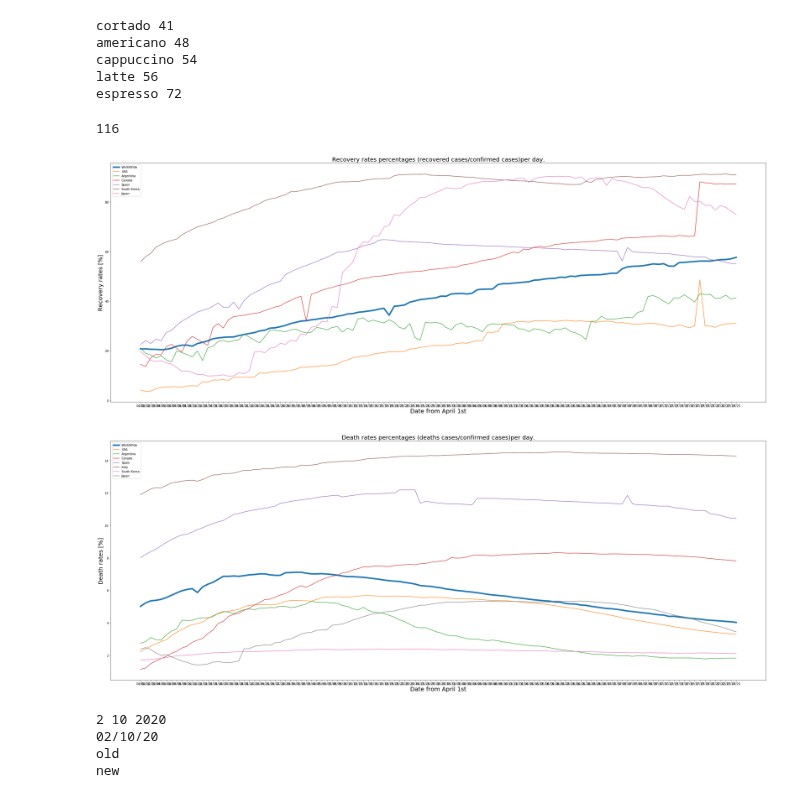
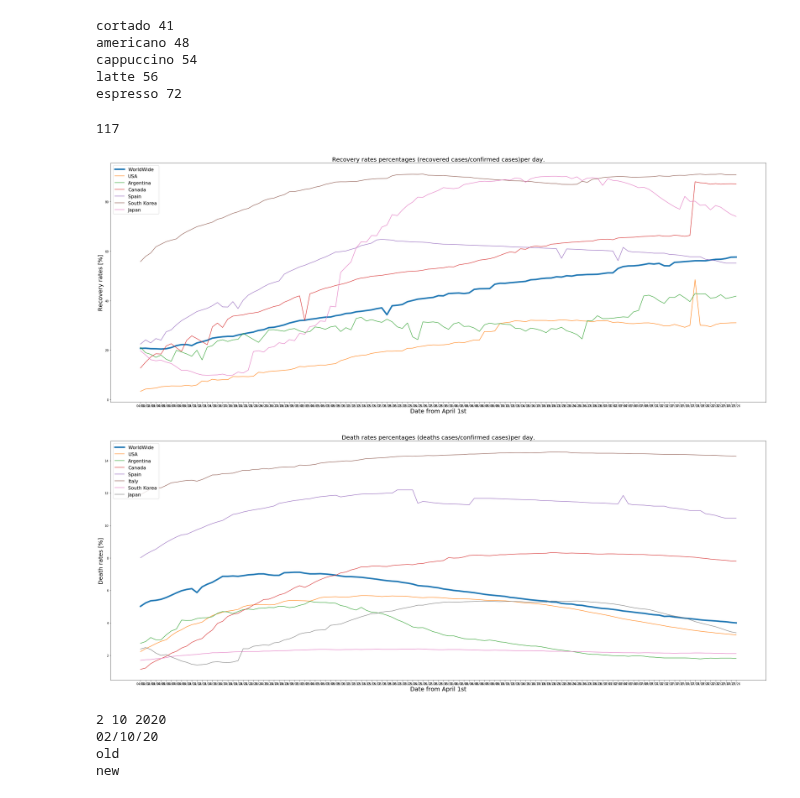
Before and after one commit to paulogs/Covid19_Data, a Jupyter notebook: CovidDataAnalisys.ipynb, the cells around one changed output. Saved outputs shown, nothing was run; the diff lists cells and outputs as text; code cells hidden in the pictures.

```diff
--- a/CovidDataAnalisys.ipynb
+++ b/CovidDataAnalisys.ipynb
@@ -706,36 +717,38 @@ per.plot(updated, Spain_RecoveredPer, label = "Spain")
 #per.plot(updated, Italy_RecoveredPer, label = "Italy")
 per.plot(updated, SKorea_RecoveredPer, label = "South Korea")
 per.plot(updated, Japan_RecoveredPer, label = "Japan")
 plt.ylabel('Recovery rates [%]', fontsize=20)
 plt.xlabel('Date from April 1st', fontsize=20)
 per.legend()
 per.set_title("Recovery rates percentages (recovered cases/confirmed cases)per day.", fontsize=20)
 plt.savefig('C:\\Users\\paulo\\Documents\\Paulo\\Covid19_Data\\OfficialGraph\\RecoveredRatesCountries.png')
+plt.legend(fontsize=16, loc='upper left')
 
 fig, per = plt.subplots(figsize=(40, 15))
 per.plot(updated, WW_deathsPer, linewidth=5, label = "WorldWide")
 per.plot(updated, USA_deathsPer, label = "USA")
 per.plot(updated, Arg_deathsPer, label = "Argentina")
 per.plot(updated, Canada_deathsPer, label = "Canada")
 per.plot(updated, Spain_deathsPer, label = "Spain")
 per.plot(updated, Italy_deathsPer, label = "Italy")
 per.plot(updated, SKorea_deathsPer, label = "South Korea")
 per.plot(updated, Japan_deathsPer, label = "Japan")
 plt.ylabel('Death rates [%]', fontsize=20)
 plt.xlabel('Date from April 1st', fontsize=20)
 per.legend()
 per.set_title("Death rates percentages (deaths cases/confirmed cases)per day.", fontsize=20)
 plt.savefig('C:\\Users\\paulo\\Documents\\Paulo\\Covid19_Data\\OfficialGraph\\DeathRatesCountries.png')
+plt.legend(fontsize=16, loc='upper left')
 
 
 
 plt.show()
 
 Countries_cal_file.close()
 # %% [output]
-116
+117
-[figure, old version]
+[figure, new version]
-[figure, old version]
+[figure, new version]
 # %%
 from datetime import date
 
```
Also changed, not shown: parts of 3 cells of this notebook, 19 other files.
